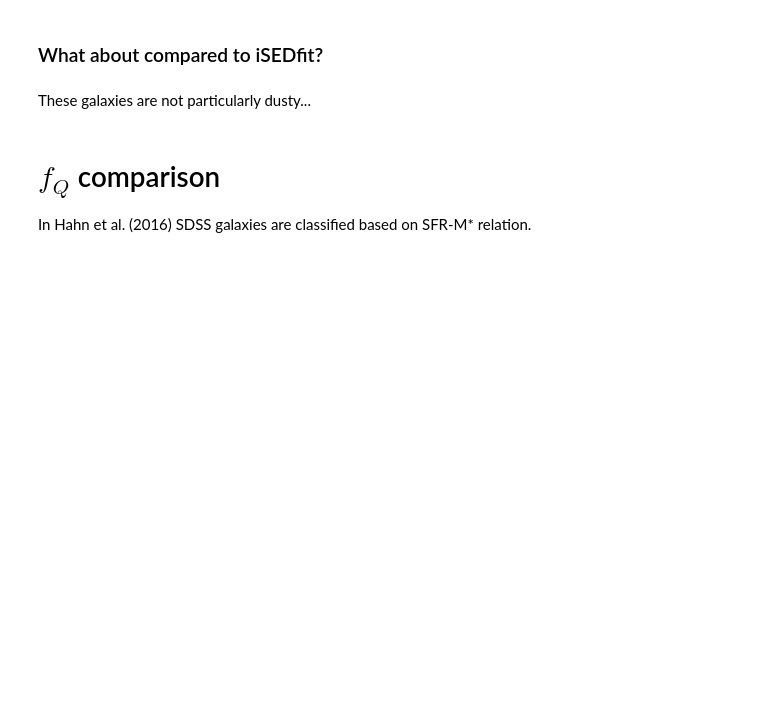
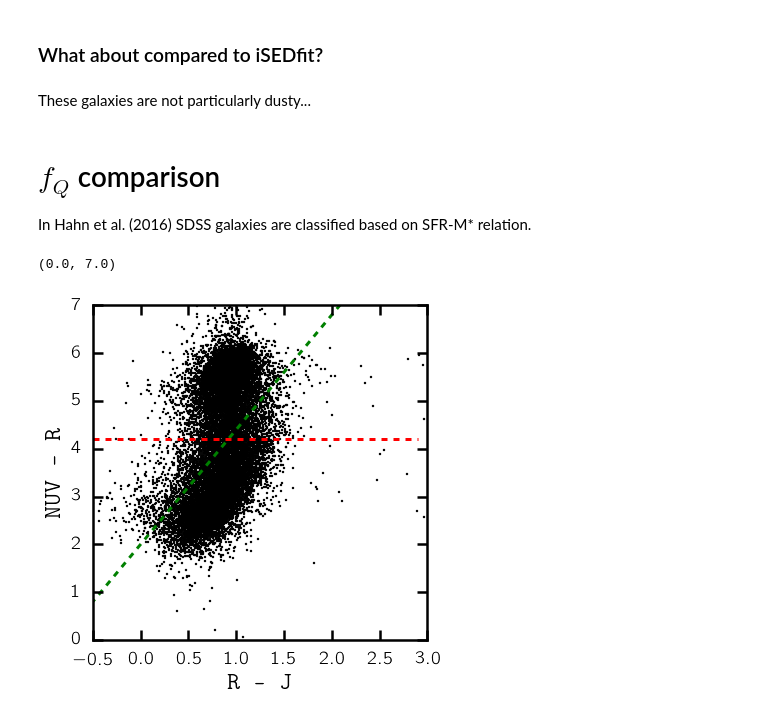
Before and after one commit to changhoonhahn/central_quenching, a Jupyter notebook: CenQue/GalProp_comparison.ipynb, the cells around one changed output. Cells and saved outputs as stored; diff of their text form; code cells hidden in the pictures; blank space fills up the shorter version.

```diff
--- a/CenQue/GalProp_comparison.ipynb
+++ b/CenQue/GalProp_comparison.ipynb
@@ -606,6 +618,22 @@ These galaxies are not particularly dusty...
 # %% [markdown]
 # $f_Q$ comparison
 In Hahn et al. (2016) SDSS galaxies are classified based on SFR-M* relation.
+# %%
+#NUV-r vs r-j
+nsa_match = np.where(vagc['nsa_id'] != -999)
+
+fig = plt.figure(figsize=(6,6))
+sub = fig.add_subplot(111)
+sub.scatter(vagc['nsa_r-j'][nsa_match], vagc['nsa_nuv-r'][nsa_match], c='k', s=2)
+sub.plot(np.arange(-1., 3., 0.1), 2.0 + 2.4*np.arange(-1., 3., 0.1), c='g', lw=3, ls='--')
+sub.plot(np.arange(-1., 3., 0.1), 4.2 + 0.*np.arange(-1., 3.,0.1), c='r', lw=3, ls='--')
+sub.set_xlabel('R - J', fontsize=25)
+sub.set_xlim([-0.5, 3.])
+sub.set_ylabel('NUV - R', fontsize=25)
+sub.set_ylim([0., 7.])
+# %% [output]
+(0.0, 7.0)
+[figure, added]
 # %%
 #NUV-r vs r-j
 nsa_match = np.where(vagc['nsa_id'] != -999)
```
Also changed, not shown: parts of 12 cells of this notebook, 1 other file.
